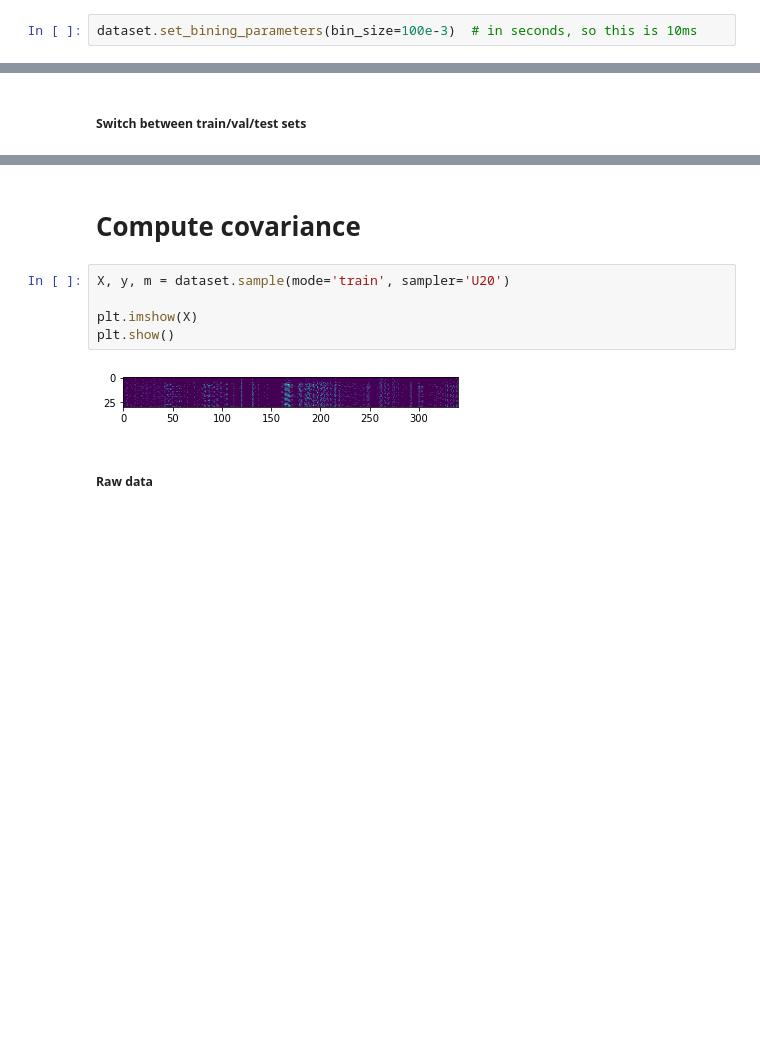
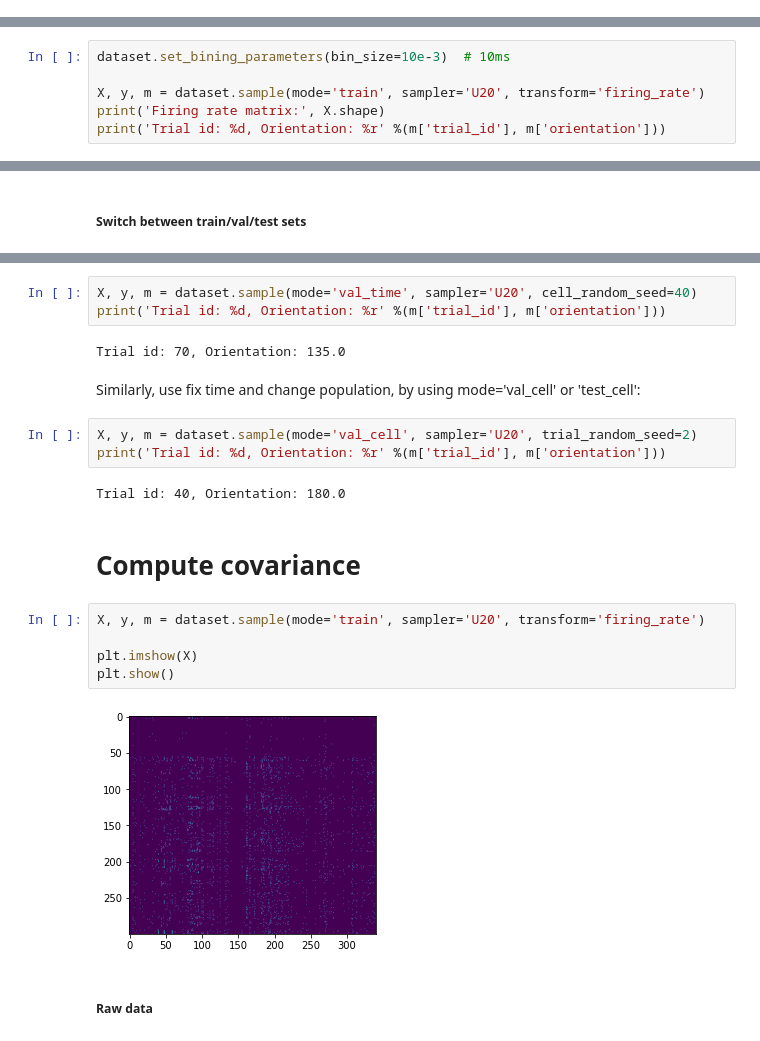
Before and after one commit to hengenlab/lolcat, a Jupyter notebook: notebooks/eda.ipynb, the cells around one changed output, grey strips where cells are left out. Cells and saved outputs as stored; diff of their text form; blank space fills up the shorter version.

```diff
--- a/notebooks/eda.ipynb
+++ b/notebooks/eda.ipynb
@@ -54,3 +52 @@ dataset.split_trial_train_val_test(test_size=0.2, val_size=0.2, temp=True, seed=
-# %%
-dataset.set_bining_parameters(bin_size=100e-3)  # in seconds, so this is 10ms
 # %% [markdown]
@@ -70,0 +99,6 @@ Note: Some cell types have fewer than 20 cells (across all split sets), so curre
+# %%
+dataset.set_bining_parameters(bin_size=10e-3)  # 10ms
+
+X, y, m = dataset.sample(mode='train', sampler='U20', transform='firing_rate')
+print('Firing rate matrix:', X.shape)
+print('Trial id: %d, Orientation: %r' %(m['trial_id'], m['orientation']))
@@ -121,12 +145,24 @@ Trial id: 87, Orientation: 270.0
+# %%
+X, y, m = dataset.sample(mode='val_time', sampler='U20', cell_random_seed=40)
+print('Trial id: %d, Orientation: %r' %(m['trial_id'], m['orientation']))
+# %% [output]
+Trial id: 70, Orientation: 135.0
+# %% [markdown]
+Similarly, use fix time and change population, by using mode='val_cell' or 'test_cell':
+# %%
+X, y, m = dataset.sample(mode='val_cell', sampler='U20', trial_random_seed=2)
+print('Trial id: %d, Orientation: %r' %(m['trial_id'], m['orientation']))
+# %% [output]
+Trial id: 40, Orientation: 180.0
 # %% [markdown]
 # Compute covariance
 # %%
-X, y, m = dataset.sample(mode='train', sampler='U20')
+X, y, m = dataset.sample(mode='train', sampler='U20', transform='firing_rate')
 
 plt.imshow(X)
 plt.show()
 # %% [output]
-[figure, old version]
+[figure, new version]
 # %% [markdown]
 ##### Raw data
 # %%
```
Also changed, not shown: parts of 20 cells of this notebook, 7 other files.
